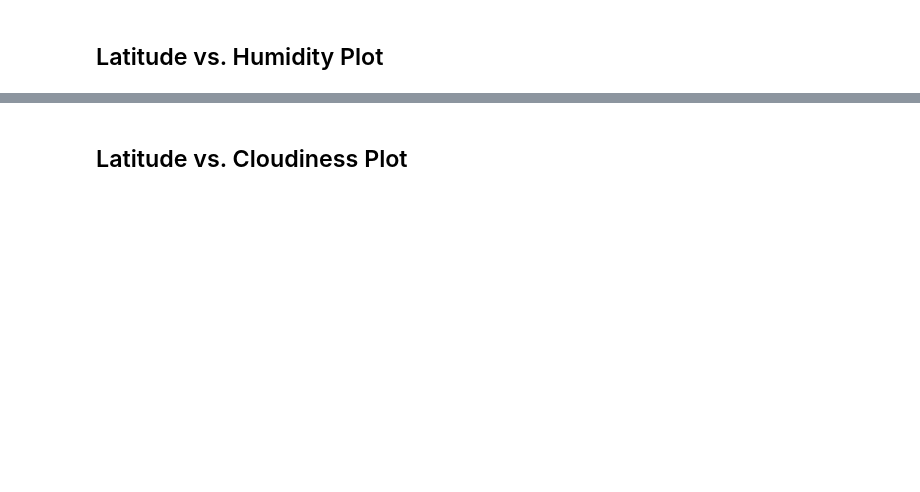
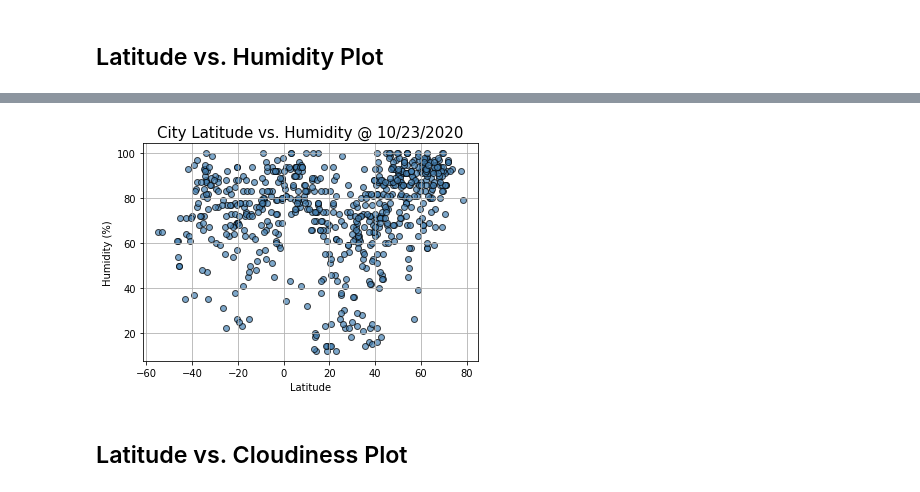
Before and after one commit to zsvorenova/api-challenge, a Jupyter notebook: WeatherPy.ipynb, the cells around one changed output, grey strips where cells are left out. Cells and saved outputs as stored; diff of their text form; code cells hidden in the pictures; blank space fills up the shorter version.

```diff
--- a/WeatherPy.ipynb
+++ b/WeatherPy.ipynb
@@ -278,2 +262,13 @@ date
+# %%
+humidity = weather_df['Humidity (%)']
+plt.scatter(latitude,humidity, marker='o', color='steelblue', alpha=0.7, edgecolors='black')
+plt.grid()
+plt.xlabel('Latitude')
+plt.ylabel('Humidity (%)')
+plt.title(f'City Latitude vs. Humidity @ {date}', fontsize=15)
+plt.savefig("output_data/latitude_humidity.png")
+plt.show();
+# %% [output]
+[figure, added]
 # %% [markdown]
 ## Latitude vs. Cloudiness Plot
```
Also changed, not shown: parts of 9 cells of this notebook, 4 other files.
